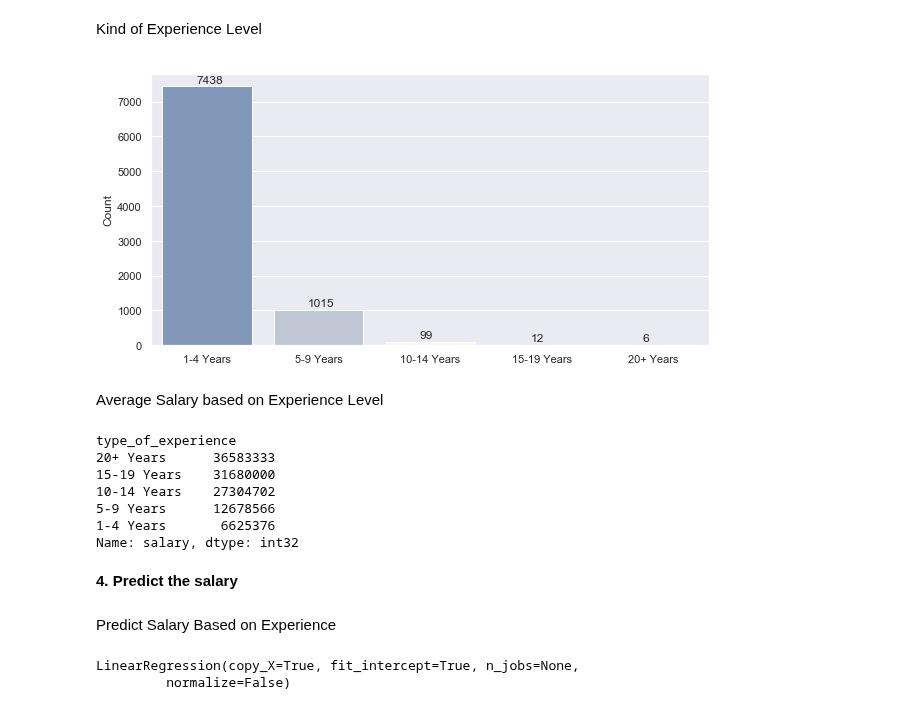
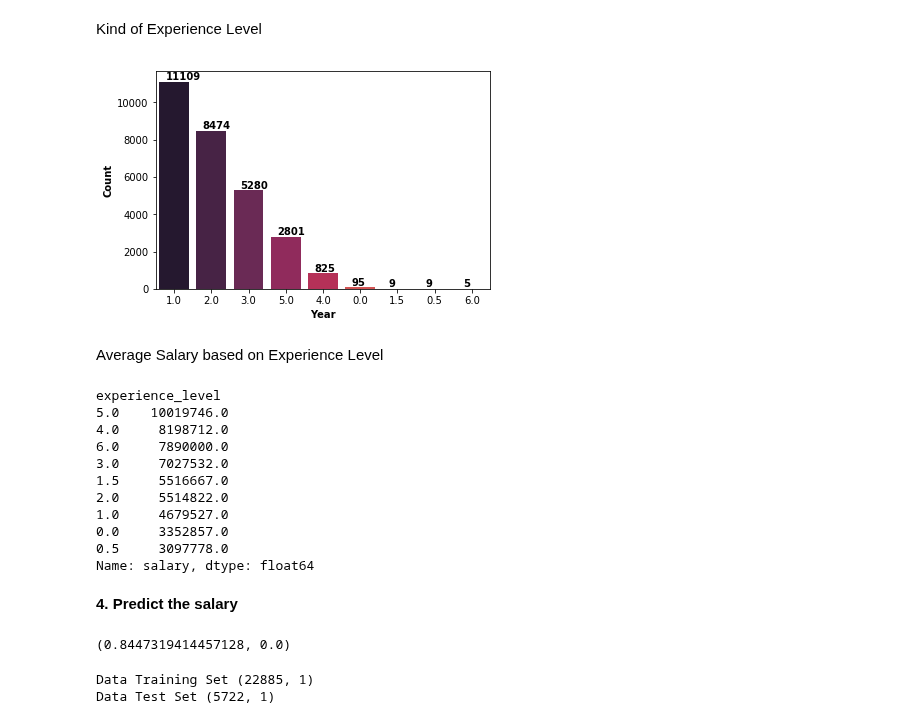
Before and after one commit to Reosta-Pratama/Project-Prediction, a Jupyter notebook: project.ipynb, the cells around one changed output. Drawn from its saved outputs; the diff is of its cells as text; code cells hidden in the pictures.

```diff
--- a/project.ipynb
+++ b/project.ipynb
@@ -54,0 +136,3 @@ dtype: int64
+# %%
+dataset.reset_index(drop=True, inplace=True)
+dataset.head(5)
@@ -92,7 +159,0 @@ Kind of Career Level
-# %%
-countCL = sns.load_dataset("tips")
-sns.set(rc={'figure.figsize':(10, 5)})
-sns.countplot(data = countCL, y = dataset["career_level"], palette="rocket", order = dataset["career_level"].value_counts().index)
-plt.xlabel("Count")
-plt.ylabel("")
-plt.show()
@@ -113,48 +160,32 @@ Name: salary, dtype: int32
 # %% [markdown]
 Kind of Experience Level
-# %%
-dataset["experience_level"] = dataset["experience_level"].str.replace("\D", "").fillna(0).astype('int')
-# %%
-type_exp = []
-for i in dataset['experience_level']:
-    if i == 0:
-        type_exp.append('No Experience')
-    elif 1 <= i <= 4:
-        type_exp.append('1-4 Years')
-    elif 5 <= i <= 9:
-        type_exp.append('5-9 Years')
-    elif 10 <= i <= 14:
-        type_exp.append('10-14 Years')
-    elif 15 <= i <= 19:
-        type_exp.append('15-19 Years')
-    else:
-        type_exp.append('20+ Years')
-dataset['type_of_experience'] = type_exp
 # %%
 countEXP = sns.load_dataset("tips")
-barExp = sns.countplot(data = countCL, x = dataset["type_of_experience"], palette="vlag", order = dataset["type_of_experience"].value_counts().index)
-plt.ylabel("Count")
-plt.xlabel("")
+barExp = sns.countplot(data = countEXP, x = dataset["experience_level"], palette="rocket", order = dataset["experience_level"].value_counts().index)
+plt.ylabel("Count", fontweight='bold')
+plt.xlabel("Year", fontweight='bold')
 
-for p, label in zip(barExp.patches, dataset["type_of_experience"].value_counts()):
-    barExp.annotate(label, (p.get_x() + 0.3, p.get_height() + 100))
+for p, label in zip(barExp.patches, dataset["experience_level"].value_counts()):
+    barExp.annotate(label, (p.get_x() + 1/6, p.get_height() + 100), fontweight='bold')
 
 plt.show()
 # %% [output]
-[figure, old version]
+[figure, new version]
 # %% [markdown]
 Average Salary based on Experience Level
 # %%
-dataset.groupby(by="type_of_experience")["salary"].mean().round(0).astype("int").nlargest()
+dataset.groupby(by="experience_level")["salary"].mean().round(0).nlargest(10)
 # %% [output]
-type_of_experience
-20+ Years      36583333
-15-19 Years    31680000
-10-14 Years    27304702
-5-9 Years      12678566
-1-4 Years       6625376
-Name: salary, dtype: int32
+experience_level
+5.0    10019746.0
+4.0     8198712.0
+6.0     7890000.0
+3.0     7027532.0
+1.5     5516667.0
+2.0     5514822.0
+1.0     4679527.0
+0.0     3352857.0
+0.5     3097778.0
+Name: salary, dtype: float64
 # %% [markdown]
 **4. Predict the salary**
-# %% [markdown]
-Predict Salary Based on Experience
@@ -164,13 +192,20 @@ dataset = dataset[dataset["salary"] < dataset["salary"].max()]
+# %%
+stats.pearsonr(x=dataset["experience_level"], y=dataset["salary"])
+# %% [output]
+(0.8447319414457128, 0.0)
 # %%
 xYear = dataset.loc[:, ["experience_level"]].values
 ySalary = dataset.loc[:, ["salary"]].values
 
-xTrain, xTest, yTrain, yTest = train_test_split(xYear, ySalary, test_size = 1/3)
+xTrain, xTest, yTrain, yTest = train_test_split(xYear, ySalary, test_size = 0.2, random_state = 0)
 predictExpSal = LinearRegression()
 predictExpSal.fit(xTrain, yTrain)
+
+print("Data Training Set", xTrain.shape)
+print("Data Test Set", xTest.shape)
 # %% [output]
-LinearRegression(copy_X=True, fit_intercept=True, n_jobs=None,
-         normalize=False)
+Data Training Set (22885, 1)
+Data Test Set (5722, 1)
 # %%
 plt.scatter(xTrain, yTrain, color = 'red')
 plt.plot(xTrain, predictExpSal.predict(xTrain), color = 'blue')
```
Also changed, not shown: parts of 32 cells of this notebook.
